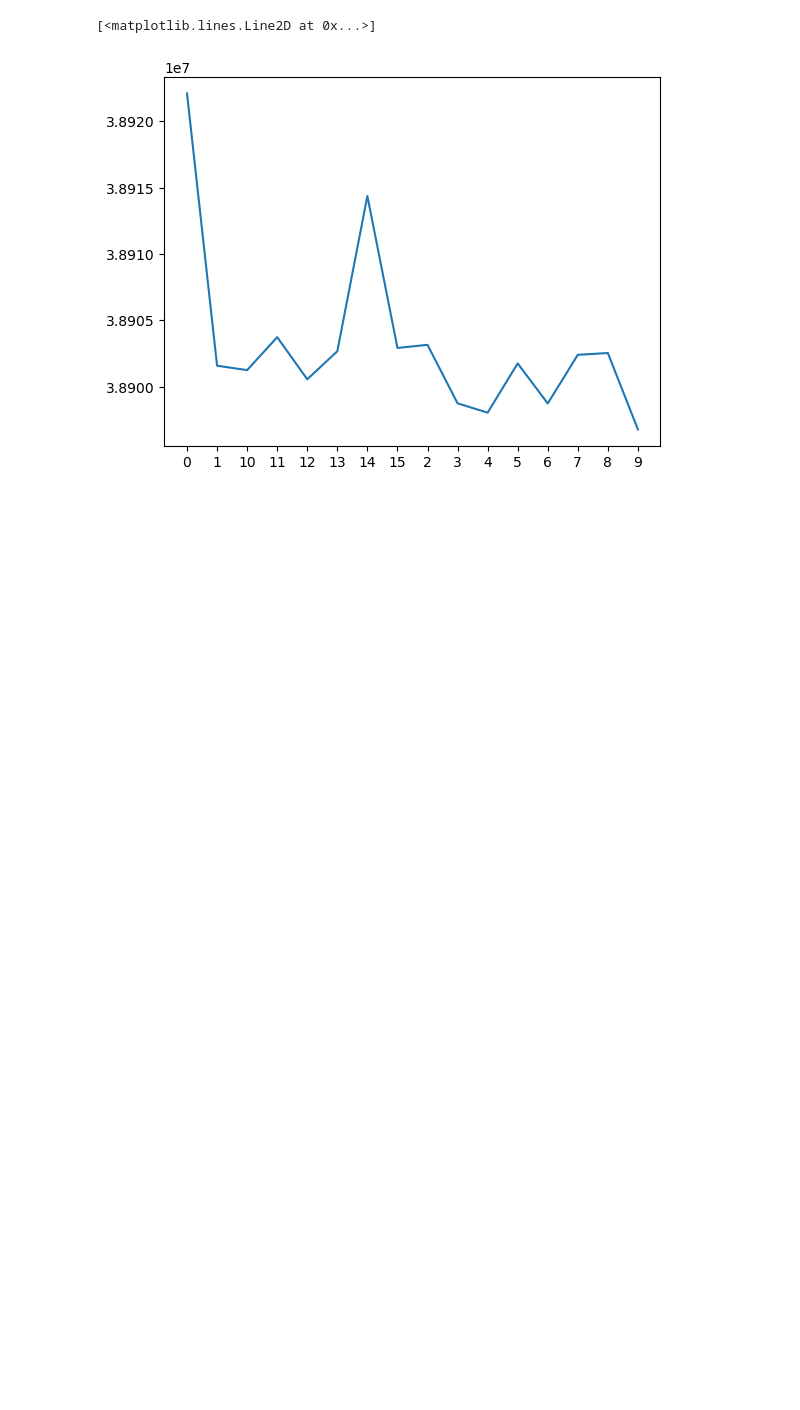
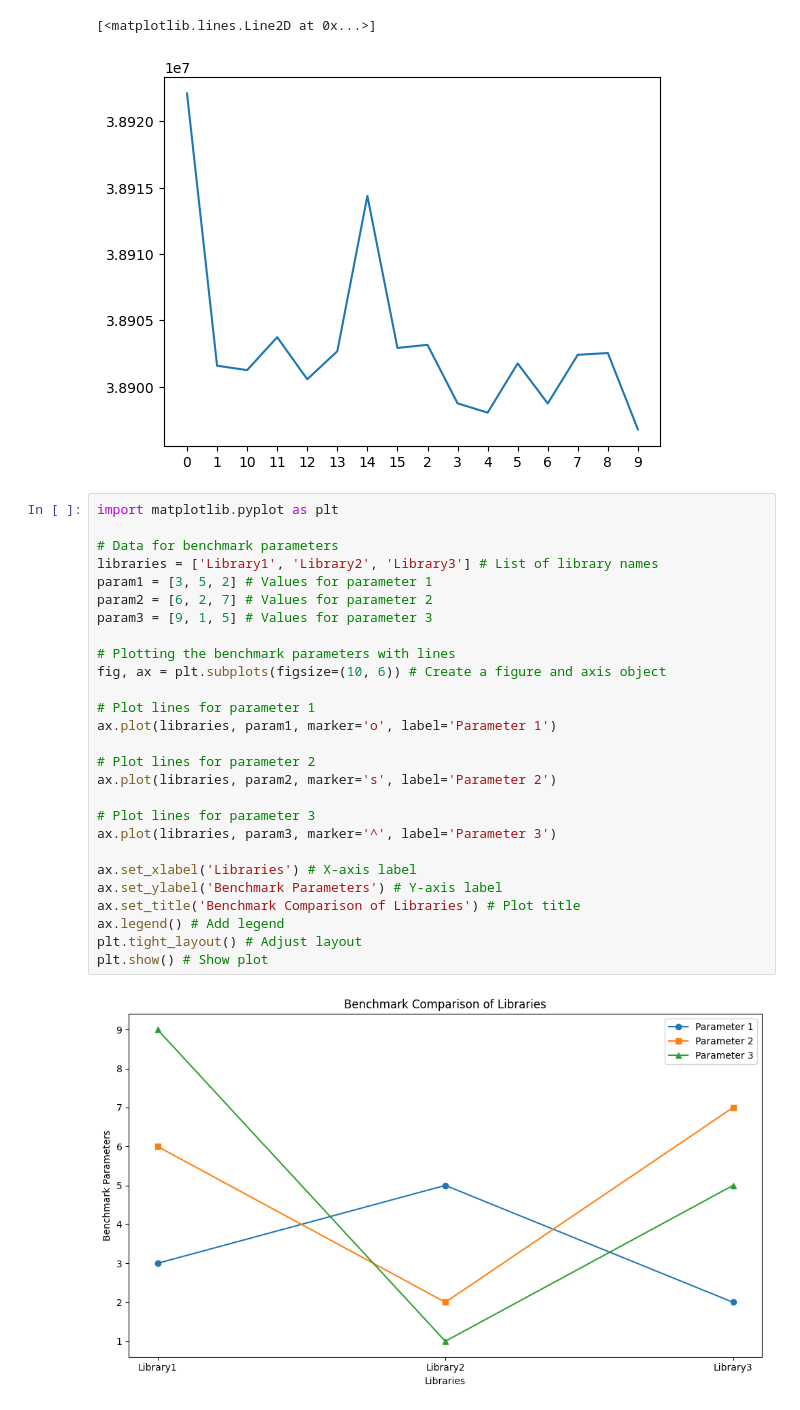
Before and after one commit to blonded04/composable-parallel-scheduler-microbench, a Jupyter notebook: notebooks/scheduling.ipynb, the cells around one changed output. Drawn from its saved outputs; the diff is of its cells as text; blank space fills up the shorter version.

Commit message:
add title

```diff
--- a/notebooks/scheduling.ipynb
+++ b/notebooks/scheduling.ipynb
@@ -121,3 +121,32 @@ plt.plot(execs)
 # %% [output]
 [<matplotlib.lines.Line2D at 0x...>]
 [figure]
+# %%
+import matplotlib.pyplot as plt
+
+# Data for benchmark parameters
+libraries = ['Library1', 'Library2', 'Library3'] # List of library names
+param1 = [3, 5, 2] # Values for parameter 1
+param2 = [6, 2, 7] # Values for parameter 2
+param3 = [9, 1, 5] # Values for parameter 3
+
+# Plotting the benchmark parameters with lines
+fig, ax = plt.subplots(figsize=(10, 6)) # Create a figure and axis object
+
+# Plot lines for parameter 1
+ax.plot(libraries, param1, marker='o', label='Parameter 1')
+
+# Plot lines for parameter 2
+ax.plot(libraries, param2, marker='s', label='Parameter 2')
+
+# Plot lines for parameter 3
+ax.plot(libraries, param3, marker='^', label='Parameter 3')
+
+ax.set_xlabel('Libraries') # X-axis label
+ax.set_ylabel('Benchmark Parameters') # Y-axis label
+ax.set_title('Benchmark Comparison of Libraries') # Plot title
+ax.legend() # Add legend
+plt.tight_layout() # Adjust layout
+plt.show() # Show plot
+# %% [output]
+[figure, added]
```
Also changed, not shown: parts of 1 cell of this notebook, 23 other files.
